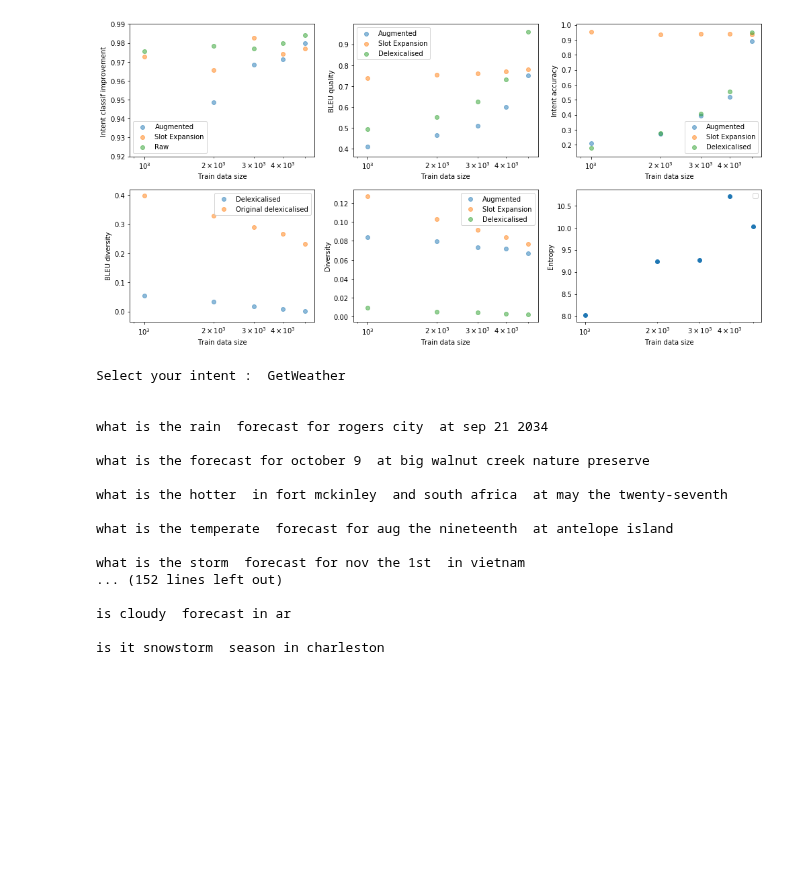
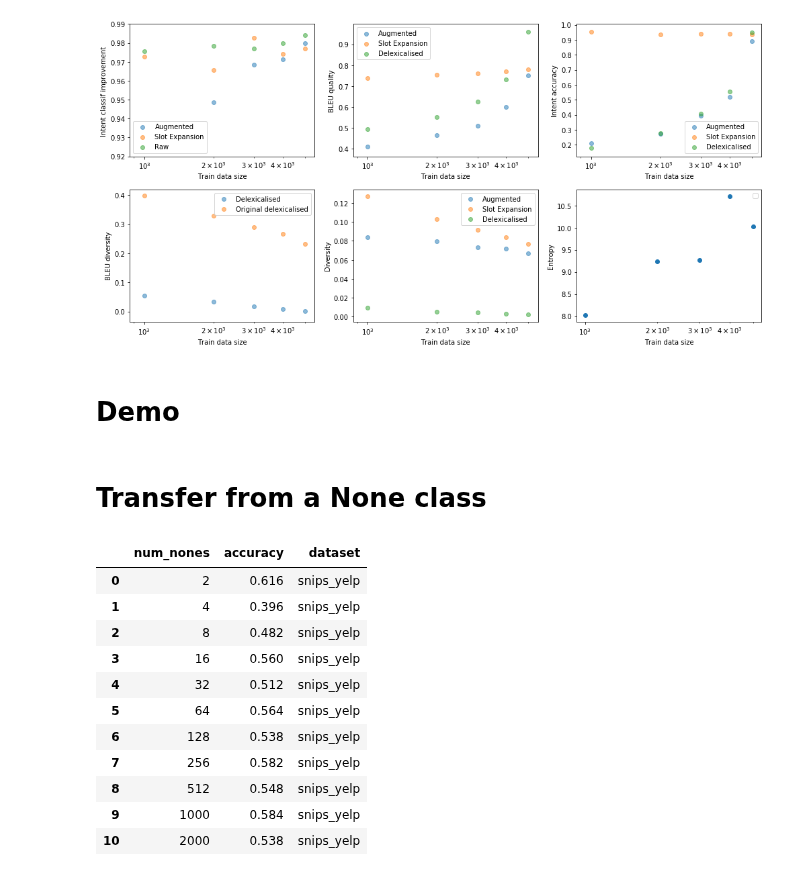
Before and after one commit to sonos/automatic-data-generation, a Jupyter notebook: automatic_data_generation/data-generation.ipynb, the cells around one changed output. Drawn from its saved outputs; the diff is of its cells as text; code cells hidden in the pictures; blank space fills up the shorter version.

```diff
--- a/automatic_data_generation/data-generation.ipynb
+++ b/automatic_data_generation/data-generation.ipynb
@@ -454,6 +450,8 @@ fig.tight_layout()
 # %% [output]
 No handles with labels found to put in legend.
 [figure]
+# %% [markdown]
+# Demo
 # %%
 def demo():
 
@@ -464,23 +462,41 @@ def demo():
     indices = [i for i,intent in enumerate(run['generated']['intents']) if intent == requested_intent]
 
     print(*[run['generated']['utterances'][idx] for idx in indices], sep='\n\n')
-# %%
-demo()
-# %% [output]
-Select your intent :  GetWeather
-
-
-what is the rain  forecast for rogers city  at sep 21 2034
-
-what is the forecast for october 9  at big walnut creek nature preserve
-
-what is the hotter  in fort mckinley  and south africa  at may the twenty-seventh
-
-what is the temperate  forecast for aug the nineteenth  at antelope island
-
-what is the storm  forecast for nov the 1st  in vietnam
-... (152 lines left out)
-
-is cloudy  forecast in ar
-
-is it snowstorm  season in charleston
+# %% [markdown]
+# Transfer from a None class
+# %%
+#results_dir = 'results_datasize_prop'
+results_dir = 'results_transfer'
+runs = []
+
+for filename in os.listdir(results_dir):
+    if filename.endswith('.pkl'):
+        runs.append(torch.load(os.path.join(results_dir,filename)))
+
+runs.sort(key = lambda x : x['args'].num_nones)
+runs.sort(key = lambda x : x['args'].dataset)
+runs = runs[9:]
+
+data = {}
+for arg_name in runs[0]['args'].__dict__.keys():
+    data[arg_name] = [getattr(run['args'], arg_name) for run in runs]
+data['bleu_quality']   = np.array([run['delexicalised_metrics']['bleu_scores']['quality']['avg'] for run in runs])
+data['bleu_diversity'] = np.array([run['delexicalised_metrics']['bleu_scores']['diversity']['avg'] for run in runs])
+data['accuracy']       = np.array([run['delexicalised_metrics']['intent_accuracy'] for run in runs])
+
+
+df = pd.DataFrame(data, columns=['num_nones', 'accuracy', 'dataset'])
+df.head(20)
+# %% [output]
+|  | num_nones | accuracy | dataset |
+| 0 | 2 | 0.616 | snips_yelp |
+| 1 | 4 | 0.396 | snips_yelp |
+| 2 | 8 | 0.482 | snips_yelp |
+| 3 | 16 | 0.560 | snips_yelp |
+| 4 | 32 | 0.512 | snips_yelp |
+| 5 | 64 | 0.564 | snips_yelp |
+| 6 | 128 | 0.538 | snips_yelp |
+| 7 | 256 | 0.582 | snips_yelp |
+| 8 | 512 | 0.548 | snips_yelp |
+| 9 | 1000 | 0.584 | snips_yelp |
+| 10 | 2000 | 0.538 | snips_yelp |
```
Also changed, not shown: parts of 7 cells of this notebook, 1 other file.
